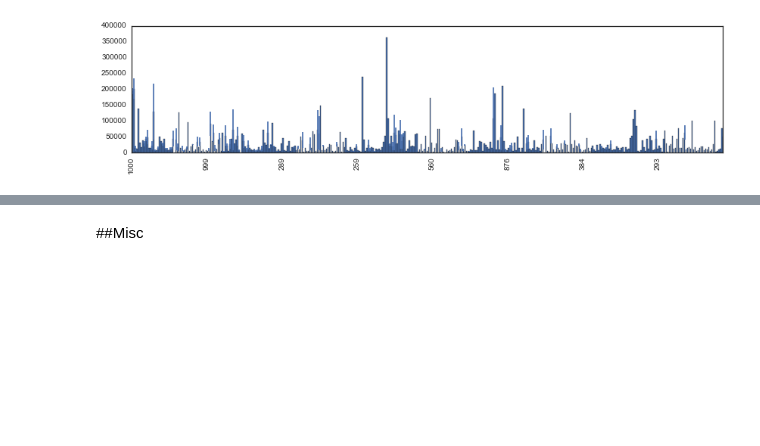
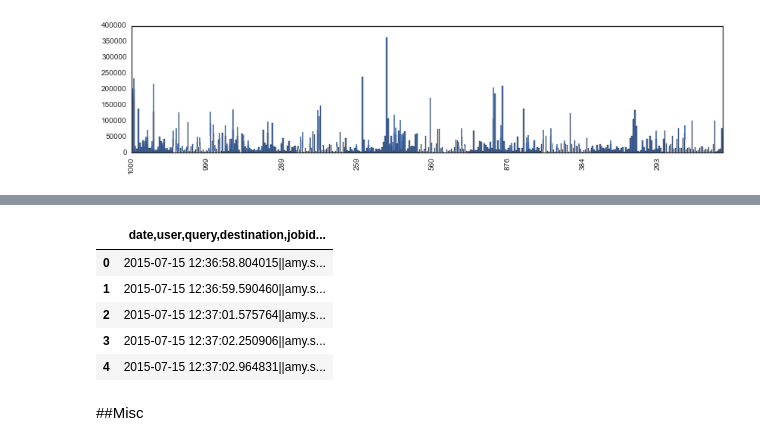
Before and after one commit to askerry/bqpy, a Jupyter notebook: bq_basic_template.ipynb, the cells around one changed output, grey strips where cells are left out. Saved outputs shown, nothing was run; the diff lists cells and outputs as text; code cells hidden in the pictures; blank space fills up the shorter version.

```diff
--- a/bq_basic_template.ipynb
+++ b/bq_basic_template.ipynb
@@ -235,0 +264,9 @@ SELECT c_posts, AVG(score) score_mean , STDDEV(score) score_std , COUNT(score) s
+# %%
+x.head()
+# %% [output]
+|  | date,user,query,destination,jobid... |
+| 0 | 2015-07-15 12:36:58.804015||amy.s... |
+| 1 | 2015-07-15 12:36:59.590460||amy.s... |
+| 2 | 2015-07-15 12:37:01.575764||amy.s... |
+| 3 | 2015-07-15 12:37:02.250906||amy.s... |
+| 4 | 2015-07-15 12:37:02.964831||amy.s... |
```
Also changed, not shown: parts of 13 cells of this notebook, 4 other files.
